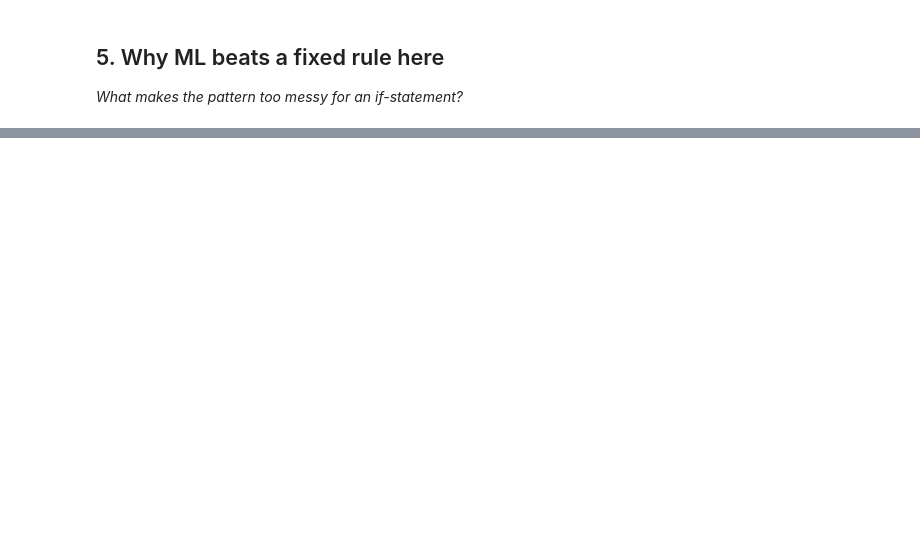
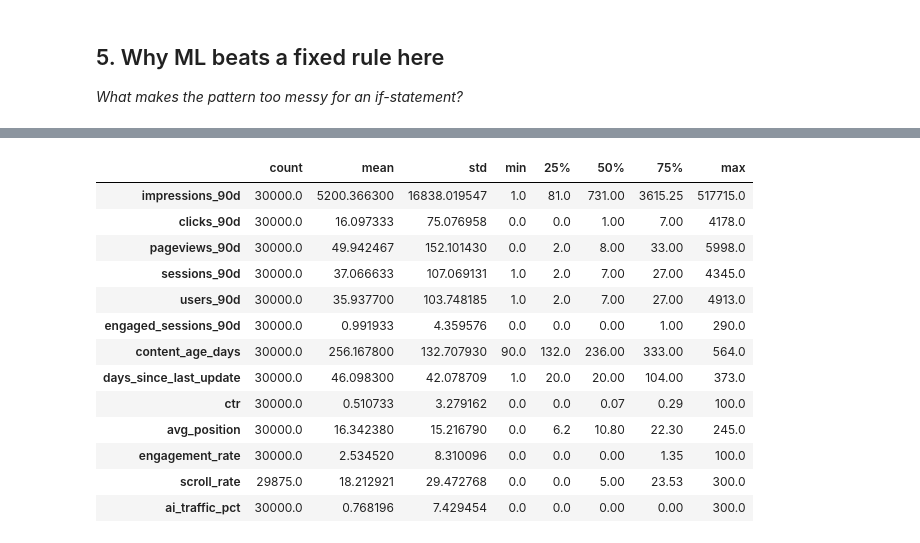
Before and after one commit to deetijasmitha/flyrank-ml-internship, a Jupyter notebook: work/notebooks/w02_ml_task_framing.ipynb, the cells around one changed output, grey strips where cells are left out. Cells and saved outputs as stored; diff of their text form; code cells hidden in the pictures; blank space fills up the shorter version.

```diff
--- a/work/notebooks/w02_ml_task_framing.ipynb
+++ b/work/notebooks/w02_ml_task_framing.ipynb
@@ -63,15 +61,11 @@ I chose Precision@K instead of accuracy because the goal is not to classify ever
 
 *Load your lane's slice and show it: one row = one what?*
 # %%
-import pandas as pd
+# Create the proxy target from trend_direction
+df["is_declining_label"] = (df["trend_direction"] == "down").astype(int)
 
-# Load the FlyRank starter dataset
-url = "https://raw.githubusercontent.com/deetijasmitha/flyrank-ml-internship/main/data/raw/content_refresh_anonymized.csv"
+print("is_declining_label distribution:")
+print(df["is_declining_label"].value_counts())
 
-df = pd.read_csv(url)
-
-print("Dataset shape:", df.shape)
-print("Number of rows:", len(df))
-print("Number of columns:", len(df.columns))
-
-df.head()
+print("\nProportion:")
+print(df["is_declining_label"].value_counts(normalize=True))
@@ -84,0 +170,33 @@ df.head()
+# %%
+candidate_features = [
+    "impressions_90d",
+    "clicks_90d",
+    "pageviews_90d",
+    "sessions_90d",
+    "users_90d",
+    "engaged_sessions_90d",
+    "content_age_days",
+    "days_since_last_update",
+    "ctr",
+    "avg_position",
+    "engagement_rate",
+    "scroll_rate",
+    "ai_traffic_pct"
+]
+
+display(df[candidate_features].describe().T)
+# %% [output]
+|  | count | mean | std | min | 25% | 50% | 75% | max |
+| impressions_90d | 30000.0 | 5200.366300 | 16838.019547 | 1.0 | 81.0 | 731.00 | 3615.25 | 517715.0 |
+| clicks_90d | 30000.0 | 16.097333 | 75.076958 | 0.0 | 0.0 | 1.00 | 7.00 | 4178.0 |
+| pageviews_90d | 30000.0 | 49.942467 | 152.101430 | 0.0 | 2.0 | 8.00 | 33.00 | 5998.0 |
+| sessions_90d | 30000.0 | 37.066633 | 107.069131 | 1.0 | 2.0 | 7.00 | 27.00 | 4345.0 |
+| users_90d | 30000.0 | 35.937700 | 103.748185 | 1.0 | 2.0 | 7.00 | 27.00 | 4913.0 |
+| engaged_sessions_90d | 30000.0 | 0.991933 | 4.359576 | 0.0 | 0.0 | 0.00 | 1.00 | 290.0 |
+| content_age_days | 30000.0 | 256.167800 | 132.707930 | 90.0 | 132.0 | 236.00 | 333.00 | 564.0 |
+| days_since_last_update | 30000.0 | 46.098300 | 42.078709 | 1.0 | 20.0 | 20.00 | 104.00 | 373.0 |
+| ctr | 30000.0 | 0.510733 | 3.279162 | 0.0 | 0.0 | 0.07 | 0.29 | 100.0 |
+| avg_position | 30000.0 | 16.342380 | 15.216790 | 0.0 | 6.2 | 10.80 | 22.30 | 245.0 |
+| engagement_rate | 30000.0 | 2.534520 | 8.310096 | 0.0 | 0.0 | 0.00 | 1.35 | 100.0 |
+| scroll_rate | 29875.0 | 18.212921 | 29.472768 | 0.0 | 0.0 | 5.00 | 23.53 | 300.0 |
+| ai_traffic_pct | 30000.0 | 0.768196 | 7.429454 | 0.0 | 0.0 | 0.00 | 0.00 | 300.0 |
```
Also changed, not shown: parts of 11 cells of this notebook.
